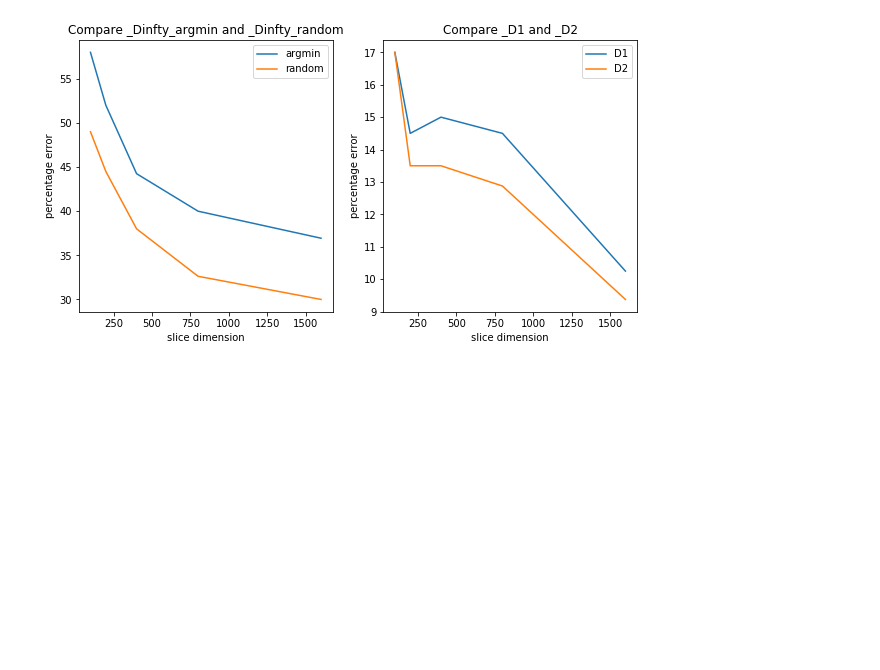
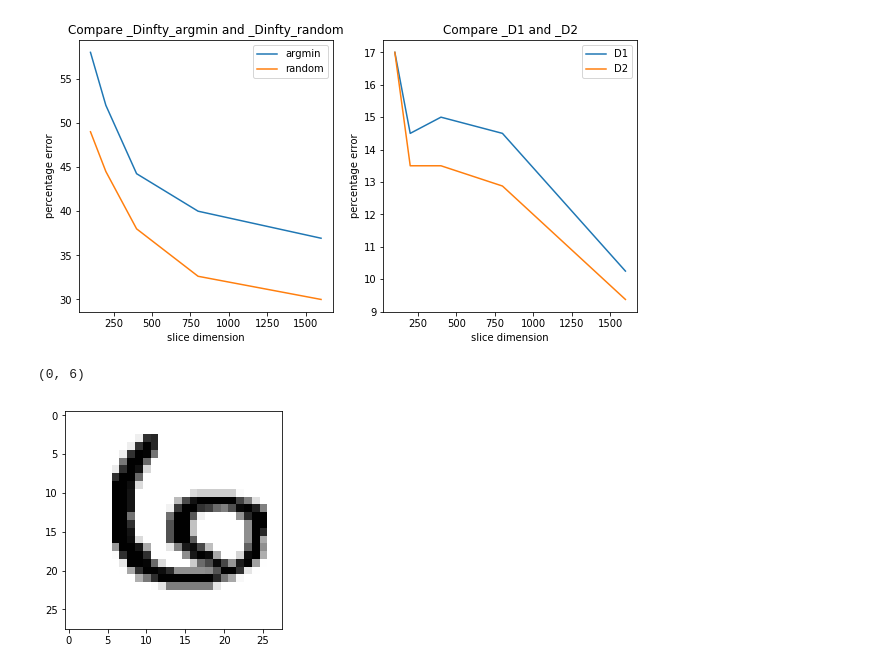
Before and after one commit to cpacilio/P1.4_seed, a Jupyter notebook: final_project/final_project_2.ipynb, the cells around one changed output. Cells and saved outputs as stored; diff of their text form; code cells hidden in the pictures; blank space fills up the shorter version.

```diff
--- a/final_project/final_project_2.ipynb
+++ b/final_project/final_project_2.ipynb
@@ -211,6 +216,15 @@ def classify(z,dist,X):
     digit = y_train[argmin(all_distances)]
 
     return digit
+# %%
+## Example
+## scooped!
+p = 54
+_=imshow(x_test[p], cmap='gray_r')
+classify(x_test[p],_D2,x_train[:1000]), y_test[p]
+# %% [output]
+(0, 6)
+[figure, added]
 # %%
 ## test x_test angainst y_test with the distance D2
 ## notice that, for consistency, if you test x_train vs y_train
```
Also changed, not shown: parts of 18 cells of this notebook.
